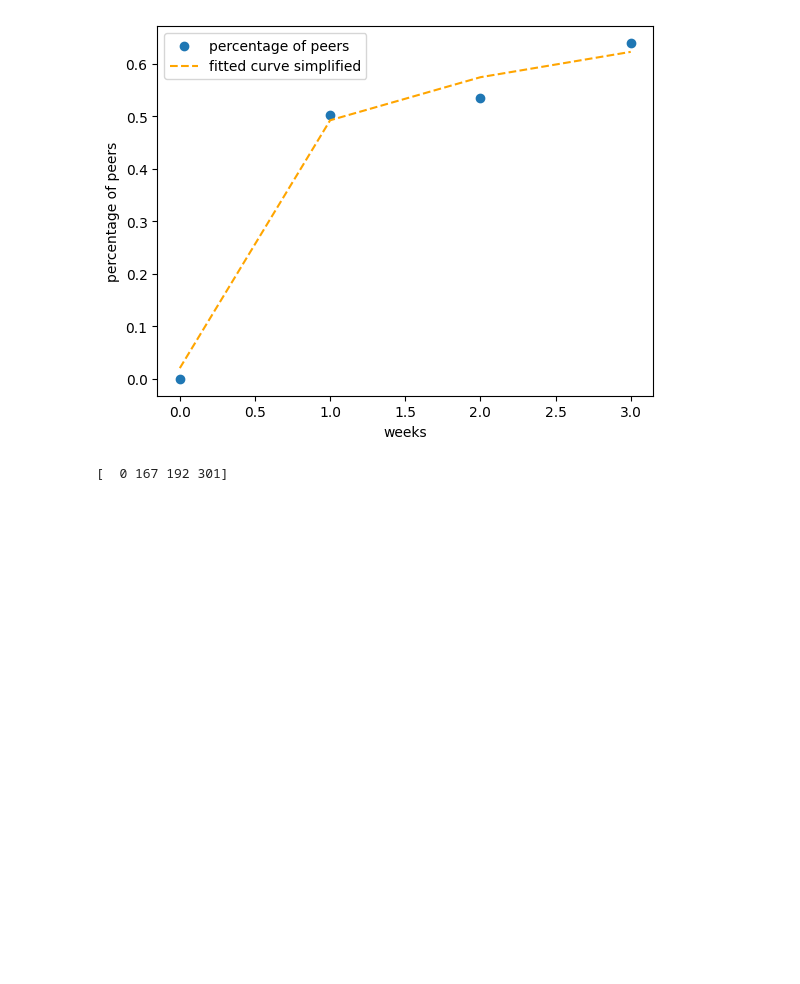
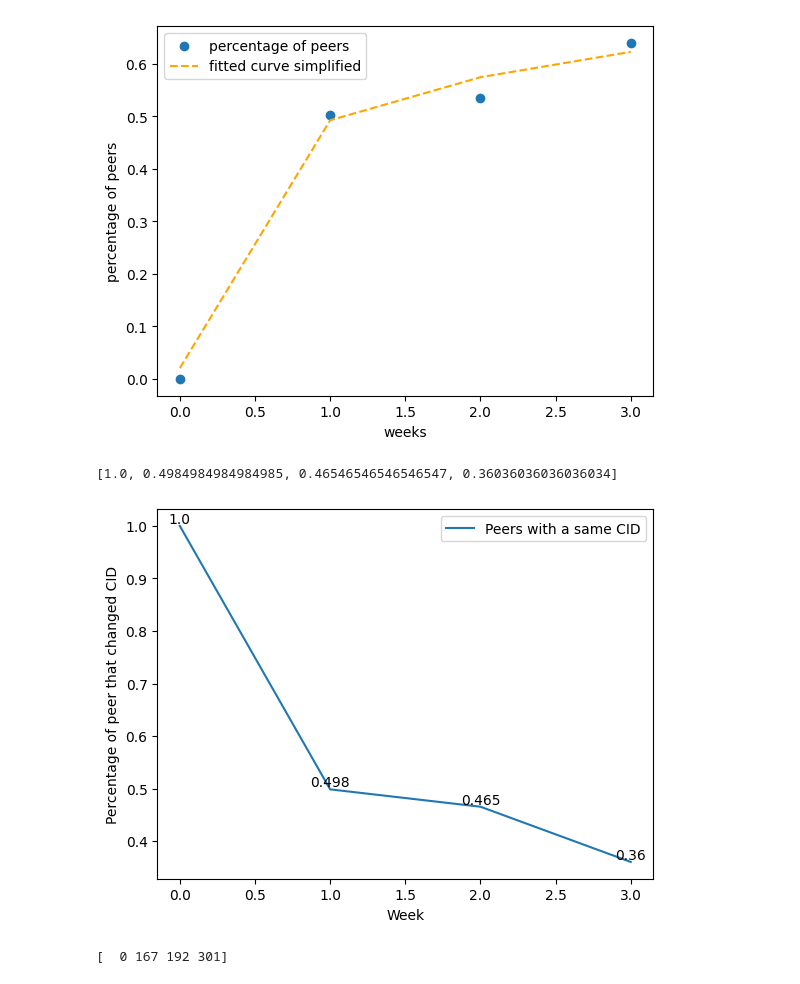
Before and after one commit to AxelGard/seek-ipns, a Jupyter notebook: analysis/rate_of_chage.ipynb, the cells around one changed output. Drawn from its saved outputs; the diff is of its cells as text; code cells hidden in the pictures; blank space fills up the shorter version.

```diff
--- a/analysis/rate_of_chage.ipynb
+++ b/analysis/rate_of_chage.ipynb
@@ -234,6 +234,25 @@ plt.legend()
 # %% [output]
 <matplotlib.legend.Legend at 0x...>
 [figure]
+# %%
+week_files = [f"../store/week{w}/time.csv" for w in range(2,5)]
+week_files = [pd.read_csv(w) for w in week_files]
+
+changes_in_peers = change_peers_cids(df,week_files)
+changes_in_peers = [c for c in changes_in_peers]
+changes_in_peers = np.cumsum(changes_in_peers)
+changes_in_peers = 333 - changes_in_peers
+changes_in_peers = changes_in_peers.tolist()
+changes_in_peers = [c/333 for c in changes_in_peers]
+pd.DataFrame({"Week":[0,1,2,3],"Peers with a same CID":changes_in_peers}).set_index("Week").plot(ylabel="Percentage of peer that changed CID")
+
+print(changes_in_peers)
+
+for (xi, yi) in zip([0,1,2,3], [float("%.3f" % c) for c in changes_in_peers]):
+    plt.text(xi, yi, yi, va='bottom', ha='center')
+# %% [output]
+[1.0, 0.4984984984984985, 0.46546546546546547, 0.36036036036036034]
+[figure, added]
 # %%
 
 def change_in_cids(init_set:pd.DataFrame, weeks:List[pd.DataFrame]) -> List[int]:
```
Also changed, not shown: parts of 1 cell of this notebook, 2 other files.
